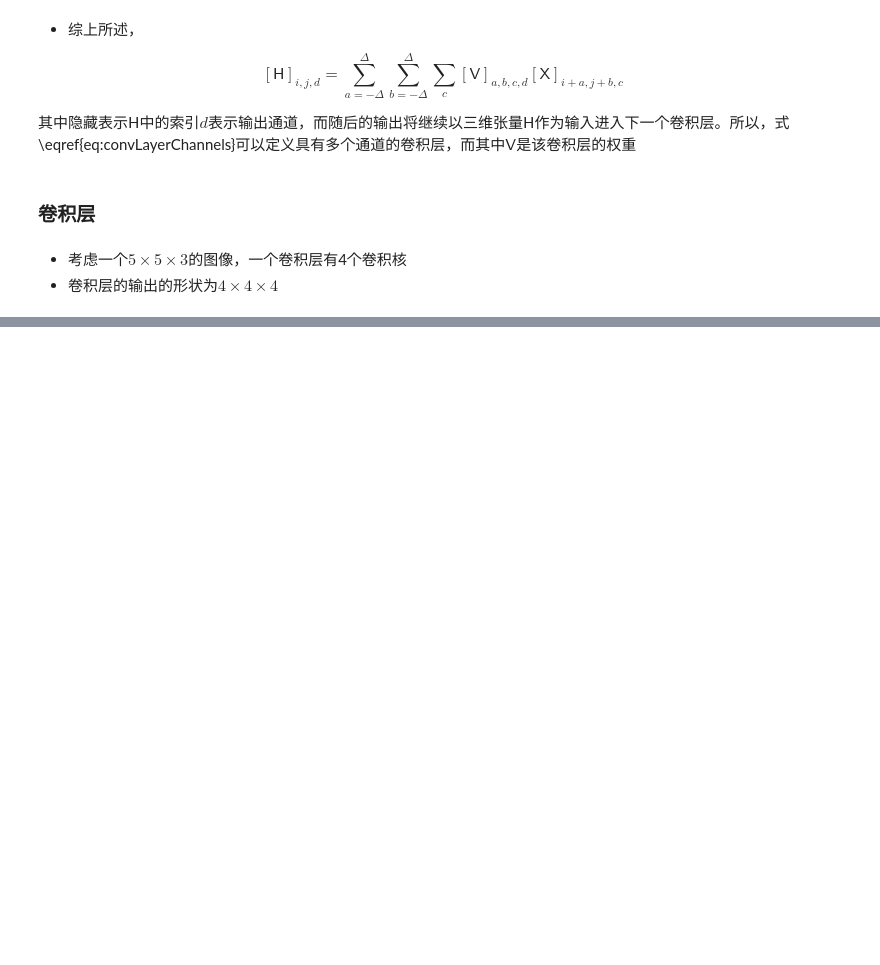
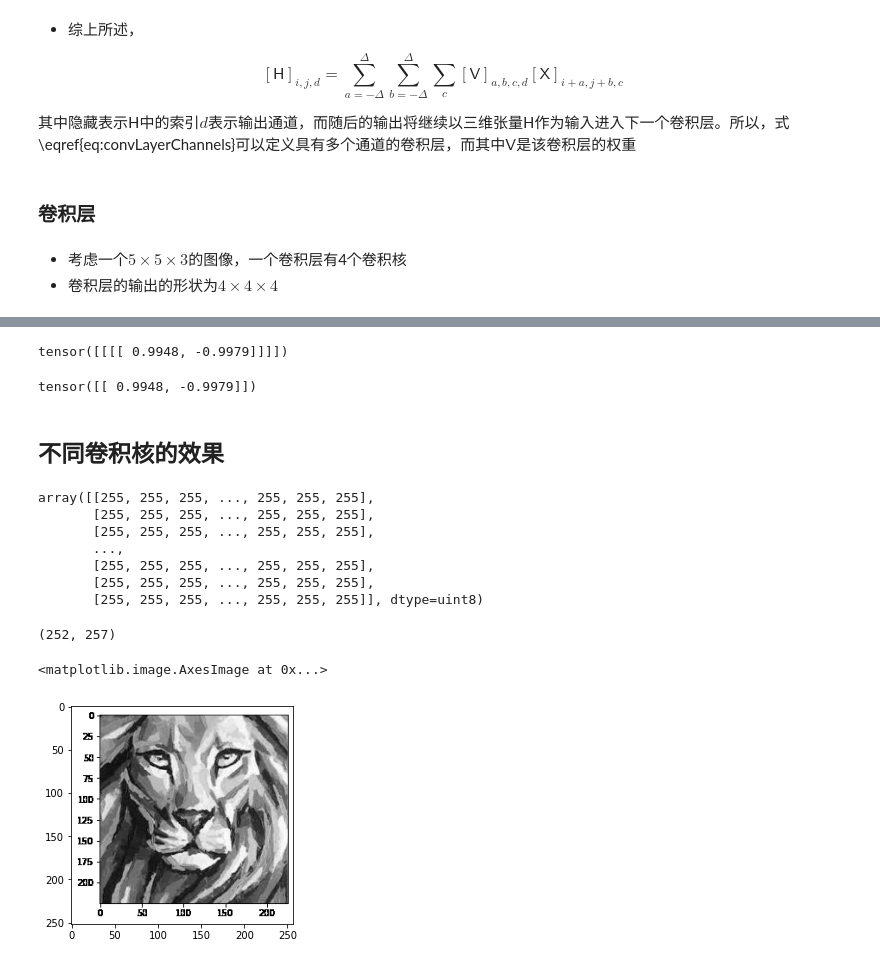
Before and after one commit to christinemu/deeplearning, a Jupyter notebook: 6_convolutional_neural_networks/1_why-conv.ipynb, the cells around one changed output, grey strips where cells are left out. Drawn from its saved outputs; the diff is of its cells as text; code cells hidden in the pictures; blank space fills up the shorter version.

```diff
--- a/6_convolutional_neural_networks/1_why-conv.ipynb
+++ b/6_convolutional_neural_networks/1_why-conv.ipynb
@@ -190,0 +392,29 @@ $$[\mathsf{H}]_{i,j,d} = \sum_{a = -\Delta}^{\Delta} \sum_{b = -\Delta}^{\Delta}
+# %%
+# 所学的卷积核的权重张量
+conv2d.weight.data  # 计算的卷积核是一个思维张量
+conv2d.weight.data.reshape(1,2)
+# %% [output]
+tensor([[[[ 0.9948, -0.9979]]]])
+tensor([[ 0.9948, -0.9979]])
+# %% [markdown]
+## 不同卷积核的效果
+# %%
+# 读入图片，并转换为灰度图
+
+leo = ImageOps.grayscale(Image.open('../img/6_convolutional_neural_networks/lion.png'))
+leo_arr = np.array(leo)
+# %%
+leo_arr   # 图片灰度数据
+leo_arr.shape  # 图片数据形状
+plt.imshow(leo_arr,cmap='gray')  # 显示灰度图
+# %% [output]
+array([[255, 255, 255, ..., 255, 255, 255],
+       [255, 255, 255, ..., 255, 255, 255],
+       [255, 255, 255, ..., 255, 255, 255],
+       ...,
+       [255, 255, 255, ..., 255, 255, 255],
+       [255, 255, 255, ..., 255, 255, 255],
+       [255, 255, 255, ..., 255, 255, 255]], dtype=uint8)
+(252, 257)
+<matplotlib.image.AxesImage at 0x...>
+[figure, added]
```
Also changed, not shown: parts of 46 cells of this notebook, 5 other files.
